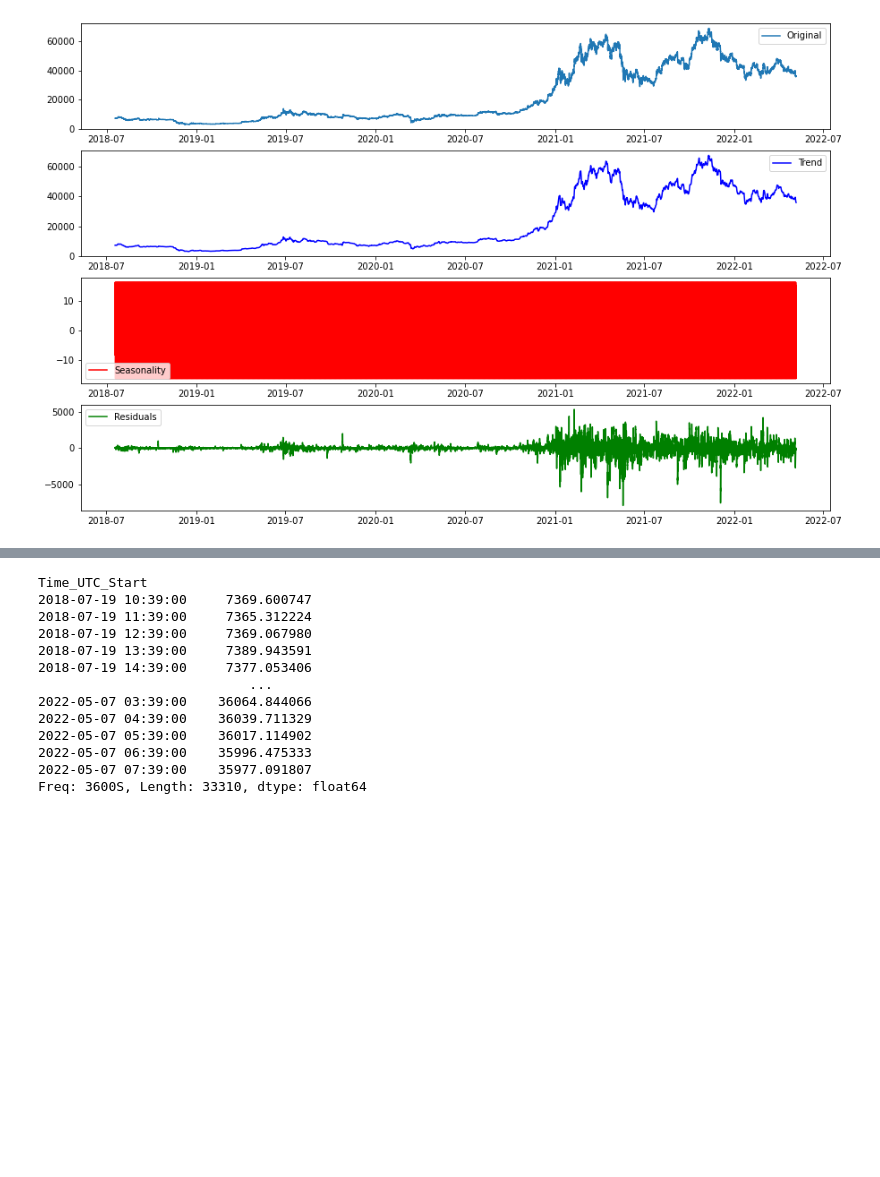
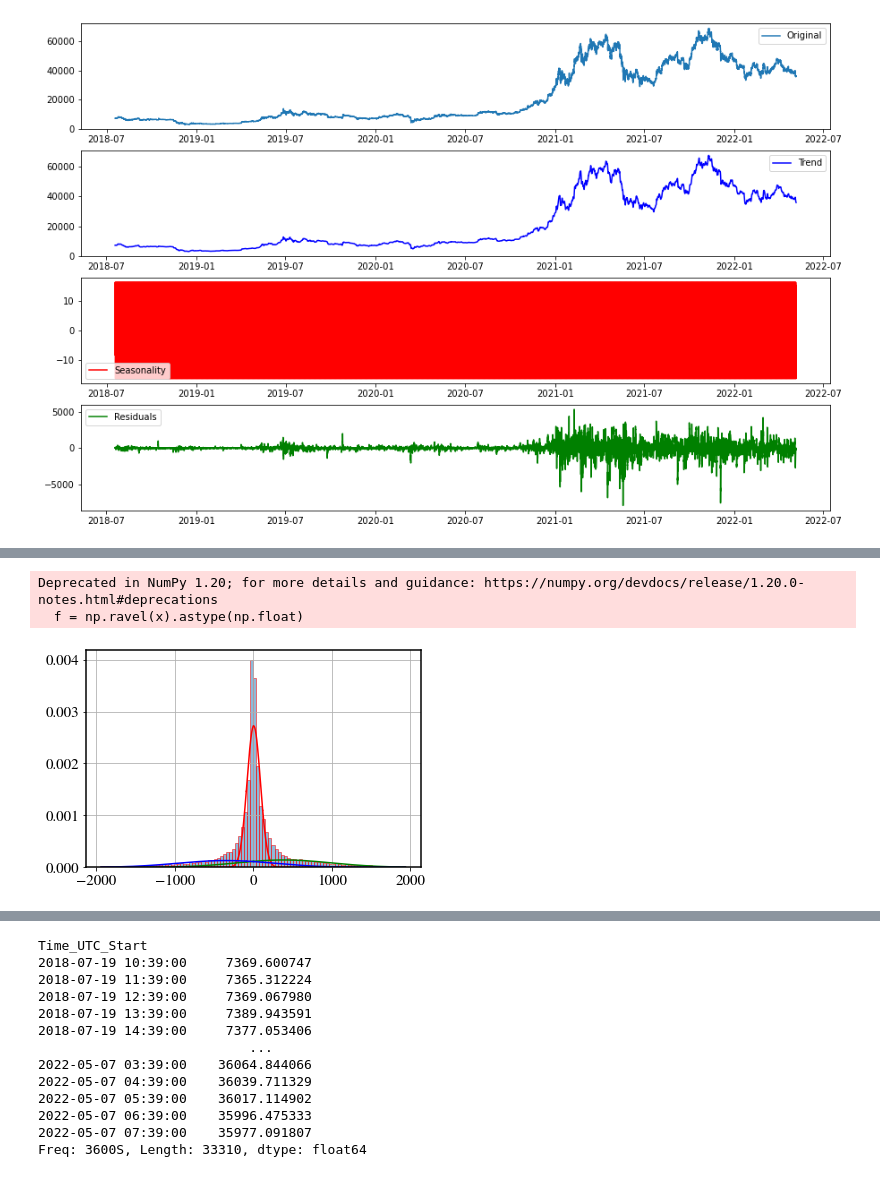
Before and after one commit to NgTMDuc/Bitcoin_Price_Prediction, a Jupyter notebook: component_analysis.ipynb, the cells around one changed output, grey strips where cells are left out. Drawn from its saved outputs; the diff is of its cells as text; code cells hidden in the pictures; blank space fills up the shorter version.

```diff
--- a/component_analysis.ipynb
+++ b/component_analysis.ipynb
@@ -155,0 +169,37 @@ plt.hist(est_residual.dropna(), bins = 50)
+# %%
+from matplotlib import rc
+from sklearn import mixture
+import matplotlib.pyplot as plt
+import numpy as np
+import matplotlib
+import matplotlib.ticker as tkr
+import scipy.stats as stats
+
+# x = open("prueba.dat").read().splitlines()
+
+# create the data
+x = residual.to_numpy()
+
+f = np.ravel(x).astype(np.float)
+f=f.reshape(-1,1)
+g = mixture.GaussianMixture(n_components=3, covariance_type='full')
+g.fit(f)
+weights = g.weights_
+means = g.means_
+covars = g.covariances_
+plt.hist(f, bins=100, histtype='bar', density=True, ec='red', alpha=0.5)
+
+f_axis = f.copy().ravel()
+f_axis.sort()
+plt.plot(f_axis,weights[0]*stats.norm.pdf(f_axis,means[0],np.sqrt(covars[0])).ravel(), c='red')
+plt.plot(f_axis,weights[1]*stats.norm.pdf(f_axis,means[1],np.sqrt(covars[1])).ravel(), c='green')
+plt.plot(f_axis,weights[2]*stats.norm.pdf(f_axis,means[2],np.sqrt(covars[2])).ravel(), c='blue')
+
+plt.rcParams['agg.path.chunksize'] = 10000
+
+plt.grid()
+plt.show()
+# %% [output]
+Deprecated in NumPy 1.20; for more details and guidance: https://numpy.org/devdocs/release/1.20.0-notes.html#deprecations
+  f = np.ravel(x).astype(np.float)
+[figure, added]
```
Also changed, not shown: parts of 18 cells of this notebook.
